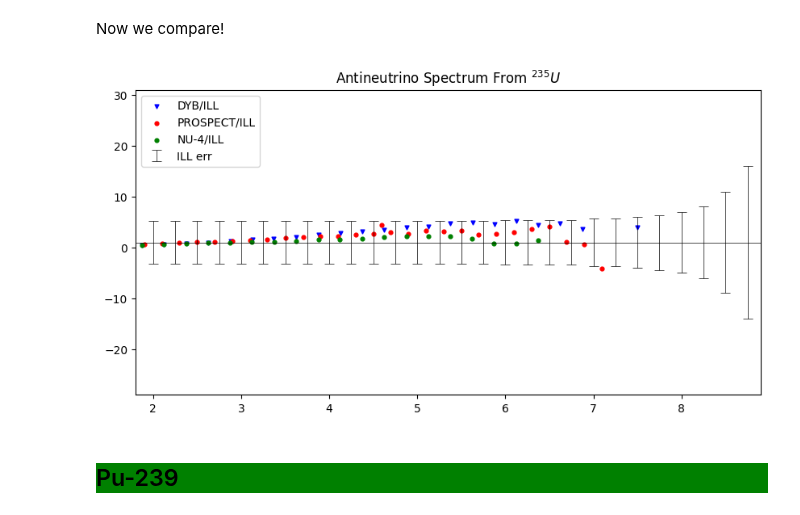
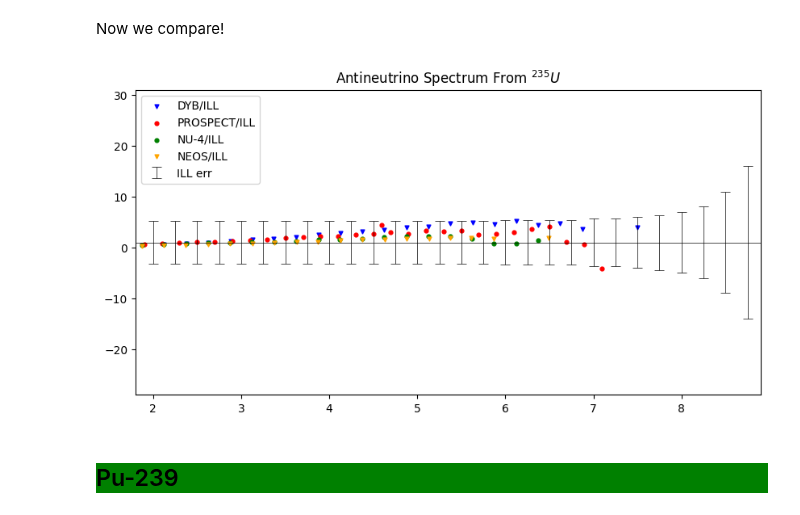
Before and after one commit to dehpour/Reactor-Antineutrino-Flux-Analysis, a Jupyter notebook: ILL's Phenomenological Model Predicted Antineutrino Flux Compare with Recently Observations.ipynb, the cells around one changed output. Cells and saved outputs as stored; diff of their text form; code cells hidden in the pictures.

```diff
--- a/ILL's Phenomenological Model Predicted Antineutrino Flux Compare with Recently Observations.ipynb
+++ b/ILL's Phenomenological Model Predicted Antineutrino Flux Compare with Recently Observations.ipynb
@@ -48,3 +62,7 @@ E_PROSPECT_235U, N_PROSPECT_235U = PROSPECT_235U['E'], ((202.36*1000)/200)*PROSP
 NU4_235U = pd.read_csv('https://raw.githubusercontent.com/dehpour/Reactor-Antineutrino-Flux-Analysis/main/db/2021Serebrov_N_nu_E_235U.csv')
 E_NU4_235U, N_NU4_235U = NU4_235U['E'], NU4_235U['N_nu']/2
 #NU4_235U.head()
+# %%
+NEOS_235U = pd.read_csv('https://raw.githubusercontent.com/dehpour/Reactor-Antineutrino-Flux-Analysis/main/db/2020Oh_N_nu_E_235U.csv')
+E_NEOS_235U, N_NEOS_235U = NEOS_235U['E'], NEOS_235U['N_nu']*0.0213649852/2
+NEOS_235U.head()
@@ -53,22 +78,23 @@ Now we compare!
 # %%
 plt.figure(figsize=(10, 5),dpi=100)
 plt.xlim(1.8,8.9)
 #plt.ylim(1,10000000)
 plt.ylim(1-30,1+30)
 #plt.yscale("log")
 
 plt.scatter(E_DYB_235U, (N_DYB_235U)/np.exp(a_0_235U+a_1_235U*E_DYB_235U+a_2_235U*E_DYB_235U**2+a_3_235U*E_DYB_235U**3+a_4_235U*E_DYB_235U**4+a_5_235U*E_DYB_235U**5), label="DYB/ILL", c='b', marker='v', s=12)
 plt.scatter(E_PROSPECT_235U, (N_PROSPECT_235U)/np.exp(a_0_235U+a_1_235U*E_PROSPECT_235U+a_2_235U*E_PROSPECT_235U**2+a_3_235U*E_PROSPECT_235U**3+a_4_235U*E_PROSPECT_235U**4+a_5_235U*E_PROSPECT_235U**5), label="PROSPECT/ILL", c='r', s=12)
 plt.scatter(E_NU4_235U, (N_NU4_235U)/np.exp(a_0_235U+a_1_235U*E_NU4_235U+a_2_235U*E_NU4_235U**2+a_3_235U*E_NU4_235U**3+a_4_235U*E_NU4_235U**4+a_5_235U*E_NU4_235U**5), label="NU-4/ILL", c='green', marker='o', s=12)
+plt.scatter(E_NEOS_235U, (N_NEOS_235U)/np.exp(a_0_235U+a_1_235U*E_NEOS_235U+a_2_235U*E_NEOS_235U**2+a_3_235U*E_NEOS_235U**3+a_4_235U*E_NEOS_235U**4+a_5_235U*E_NEOS_235U**5), label="NEOS/ILL", c='orange', marker='v', s=12)
 
 plt.errorbar(E_ILL_235U, (N_ILL_235U/N_ILL_235U), yerr=(err_ILL_235U), linestyle="None", c='black',capsize=4.5,capthick=0.5,elinewidth=0.5, label="ILL err")
 plt.axhline(y=1, color='black', linestyle='-',linewidth=0.5)
 
 plt.title('Antineutrino Spectrum From ''$^{235}U $')
 plt.legend()
 plt.show()
 # %% [output]
-[figure, old version]
+[figure, new version]
 # %% [markdown]
 <h2 style="background-color:green;">
 Pu-239
```
Also changed, not shown: parts of 4 cells of this notebook.
